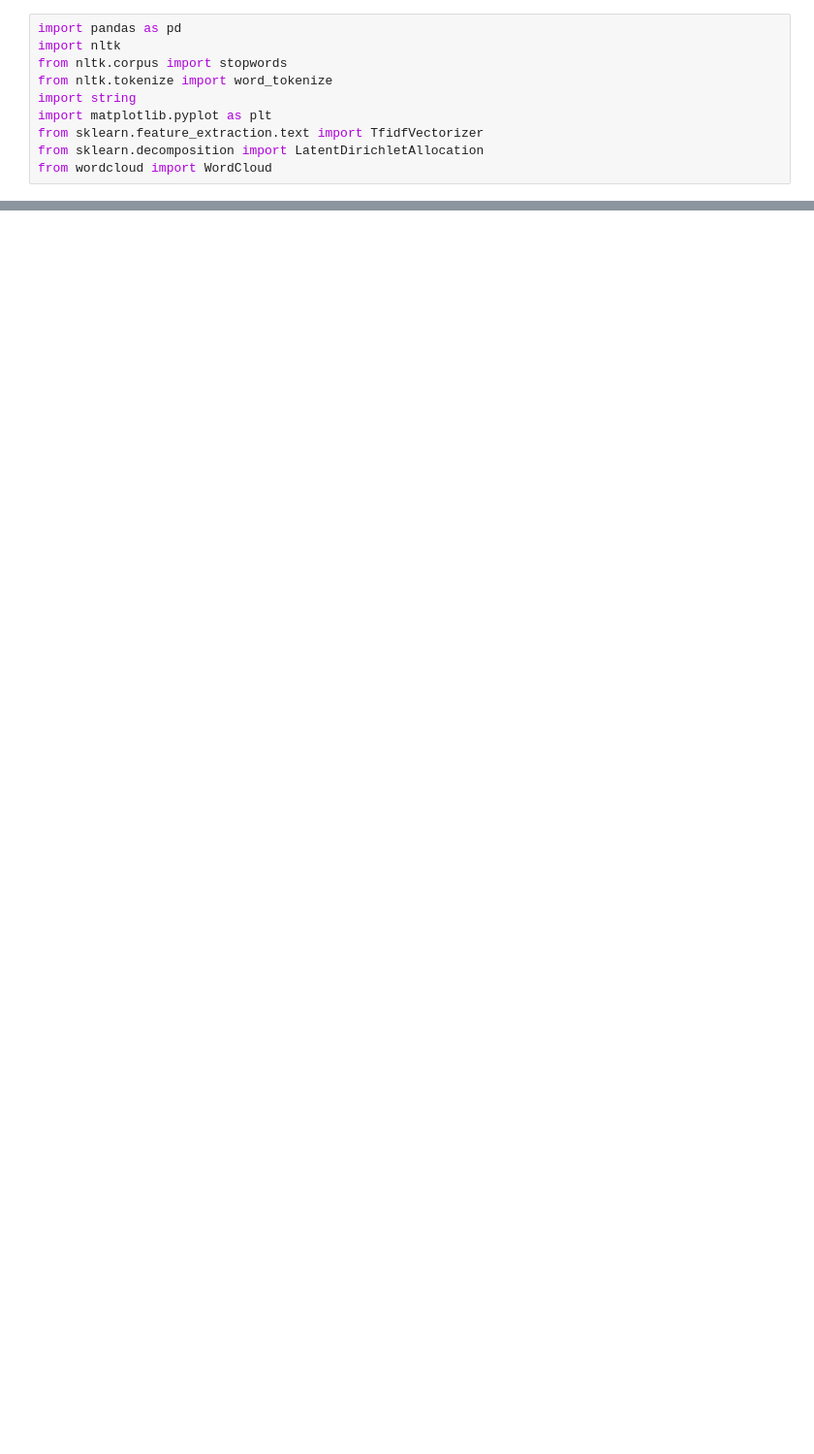
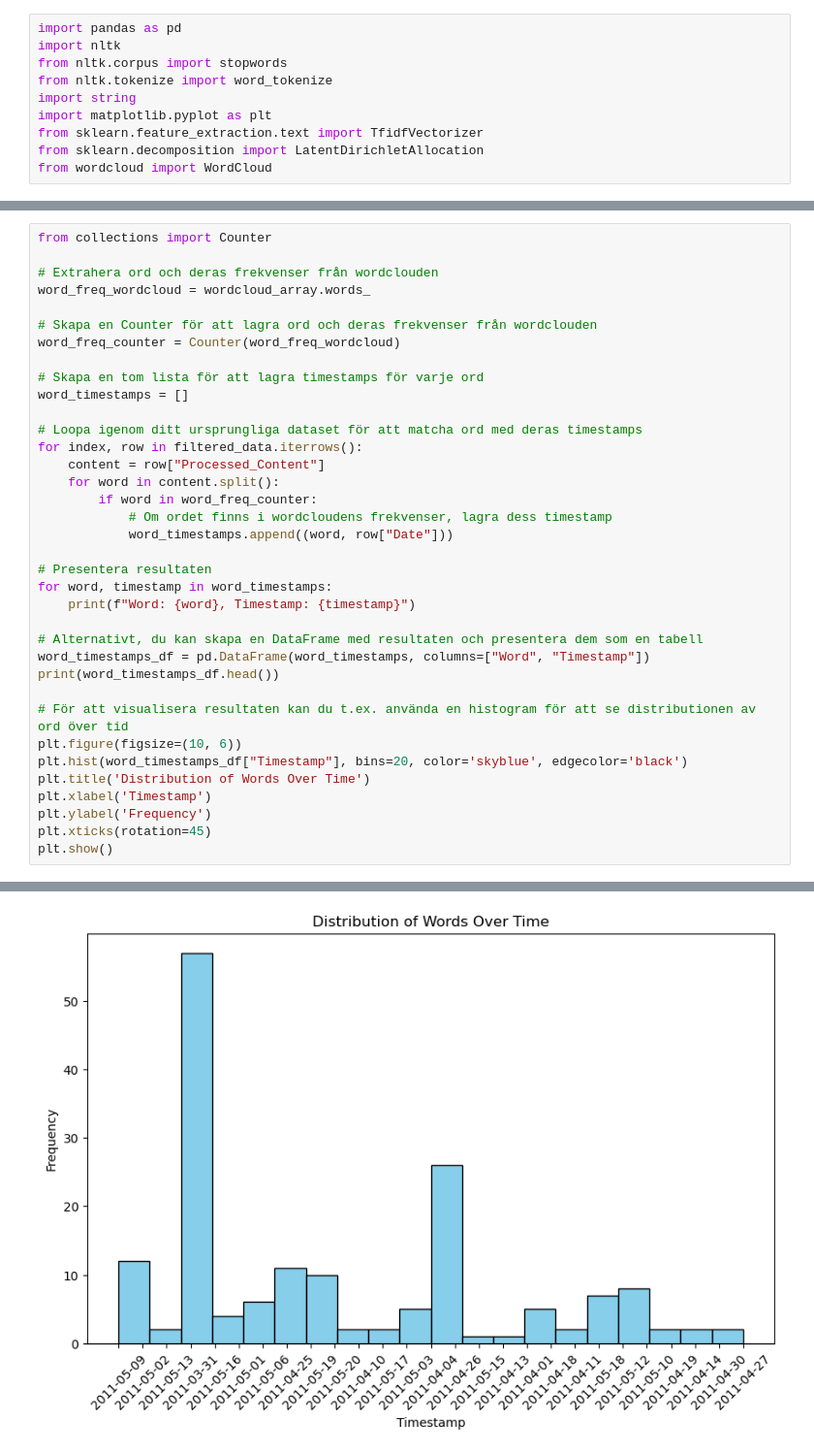
Before and after one commit to jronnefalk/advanced-visual-data-analysis, a Jupyter notebook: Labb 3/main_3.2.2.ipynb, the cells around one changed output, grey strips where cells are left out. Shown at 97% size. Saved outputs shown, nothing was run; the diff lists cells and outputs as text; blank space fills up the shorter version.

```diff
--- a/Labb 3/main_3.2.2.ipynb
+++ b/Labb 3/main_3.2.2.ipynb
@@ -161,0 +185,37 @@ Top words: games, emails, mice, group, turman
+# %%
+from collections import Counter
+
+# Extrahera ord och deras frekvenser från wordclouden
+word_freq_wordcloud = wordcloud_array.words_
+
+# Skapa en Counter för att lagra ord och deras frekvenser från wordclouden
+word_freq_counter = Counter(word_freq_wordcloud)
+
+# Skapa en tom lista för att lagra timestamps för varje ord
+word_timestamps = []
+
+# Loopa igenom ditt ursprungliga dataset för att matcha ord med deras timestamps
+for index, row in filtered_data.iterrows():
+    content = row["Processed_Content"]
+    for word in content.split():
+        if word in word_freq_counter:
+            # Om ordet finns i wordcloudens frekvenser, lagra dess timestamp
+            word_timestamps.append((word, row["Date"]))
+
+# Presentera resultaten
+for word, timestamp in word_timestamps:
+    print(f"Word: {word}, Timestamp: {timestamp}")
+
+# Alternativt, du kan skapa en DataFrame med resultaten och presentera dem som en tabell
+word_timestamps_df = pd.DataFrame(word_timestamps, columns=["Word", "Timestamp"])
+print(word_timestamps_df.head())
+
+# För att visualisera resultaten kan du t.ex. använda en histogram för att se distributionen av ord över tid
+plt.figure(figsize=(10, 6))
+plt.hist(word_timestamps_df["Timestamp"], bins=20, color='skyblue', edgecolor='black')
+plt.title('Distribution of Words Over Time')
+plt.xlabel('Timestamp')
+plt.ylabel('Frequency')
+plt.xticks(rotation=45)
+plt.show()
+# %% [output]
@@ -161,0 +239 @@ Top words: games, emails, mice, group, turman
+[figure, added]
```
Also changed, not shown: parts of 7 cells of this notebook.
